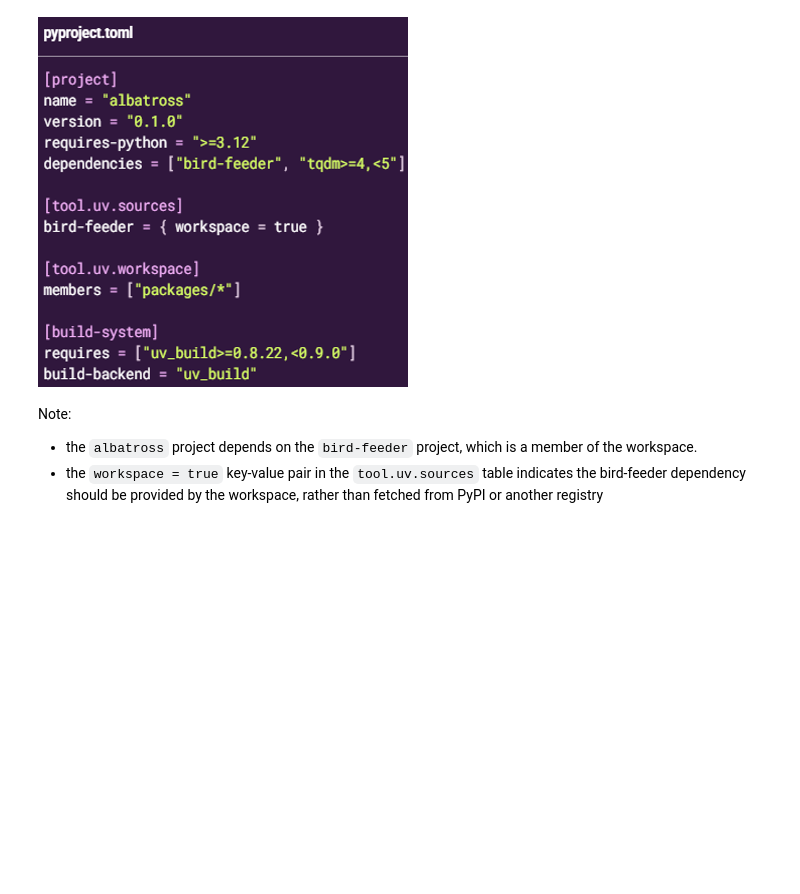
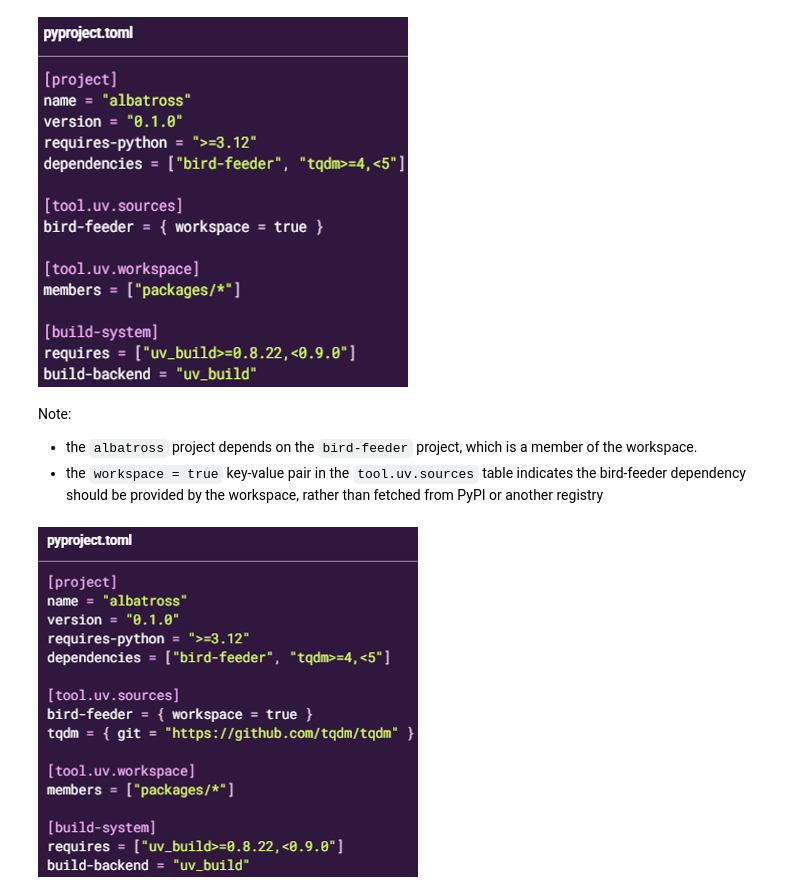
Before and after one commit to joeltho26/UV, a Jupyter notebook: notes/Workspaces/workspace-source.ipynb, the cells around one changed output. Cells and saved outputs as stored; diff of their text form; code cells hidden in the pictures; blank space fills up the shorter version.

````diff
--- a/notes/Workspaces/workspace-source.ipynb
+++ b/notes/Workspaces/workspace-source.ipynb
@@ -15,3 +15,12 @@ display(new_image)
 Note:
 - the ```albatross``` project depends on the ```bird-feeder``` project, which is a member of the workspace.
 - the ```workspace = true``` key-value pair in the ```tool.uv.sources``` table indicates the bird-feeder dependency should be provided by the workspace, rather than fetched from PyPI or another registry
+# %%
+from PIL import Image
+from IPython.display import display
+
+img = Image.open('images/workspace3.png')
+new_image = img.resize((380, 350))
+display(new_image)
+# %% [output]
+[figure, added]
````
Also changed, not shown: parts of 1 cell of this notebook, 36 other files.
